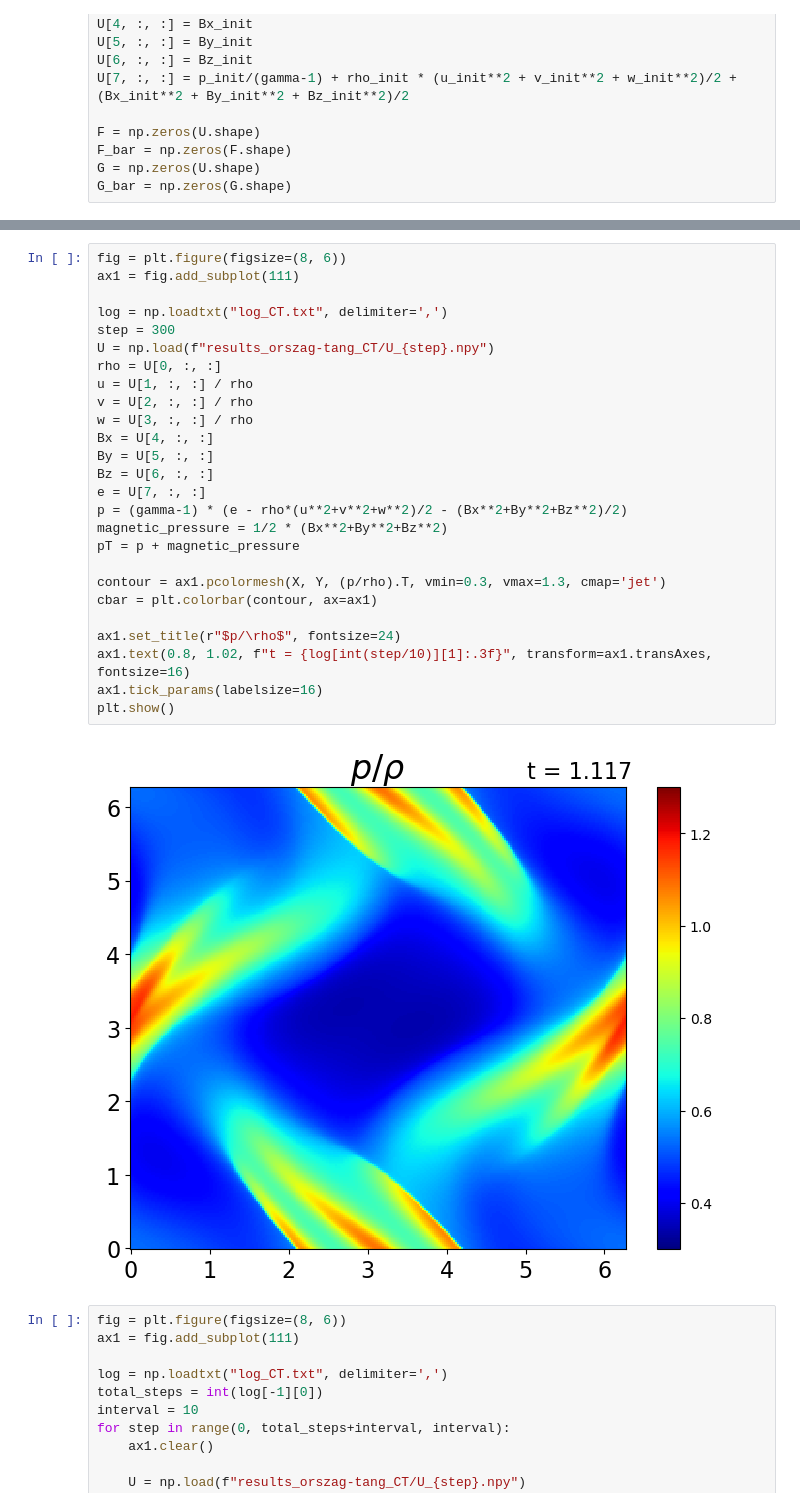
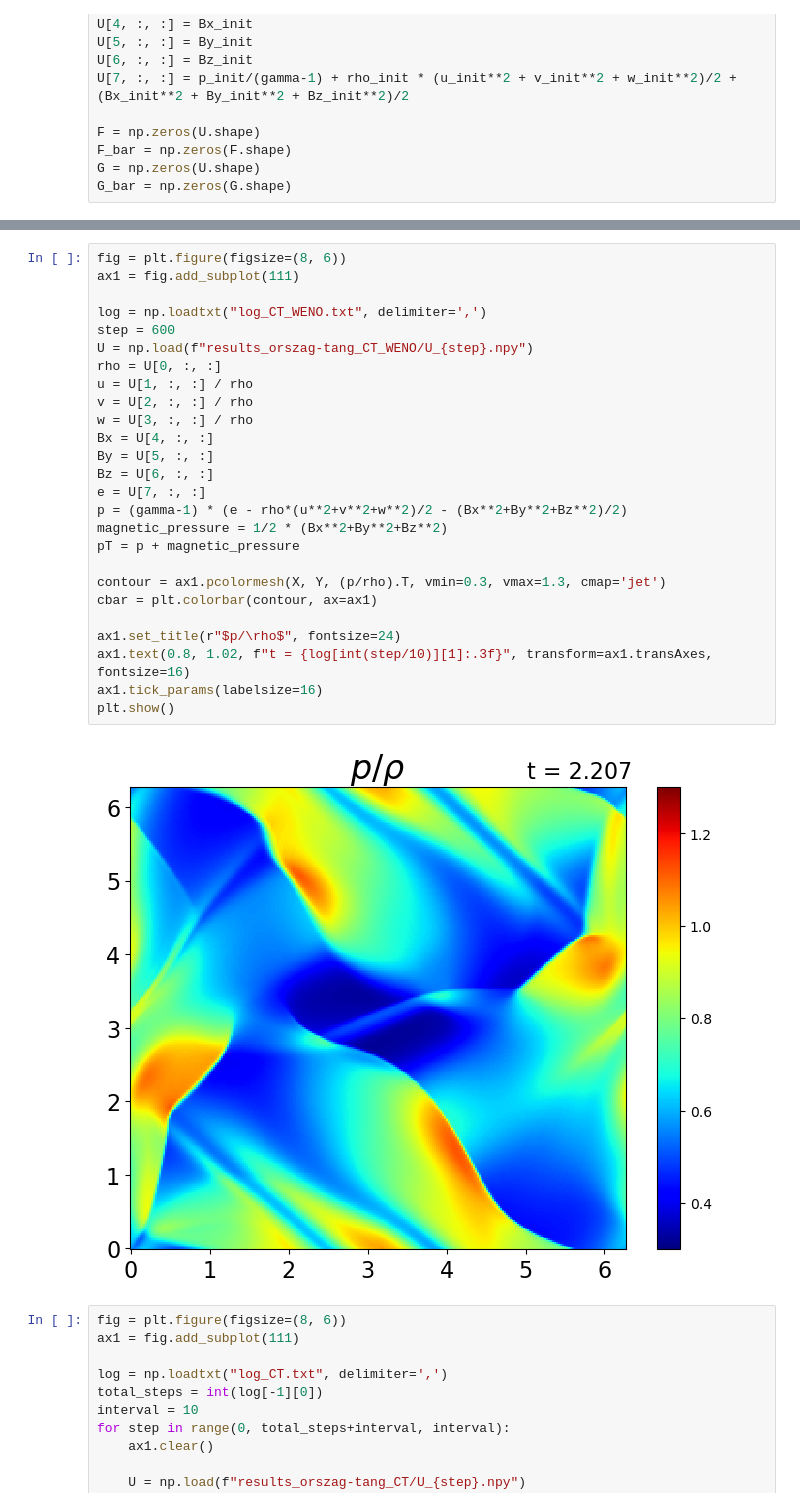
Before and after one commit to Keita-A/RadiativeMHD-simulation, a Jupyter notebook: chap4_orszag-tang_CT_WENO.ipynb, the cells around one changed output, grey strips where cells are left out. Drawn from its saved outputs; the diff is of its cells as text.

```diff
--- a/chap4_orszag-tang_CT_WENO.ipynb
+++ b/chap4_orszag-tang_CT_WENO.ipynb
@@ -292,31 +308,31 @@ for t in range(1, max_step+1):
 # %%
 fig = plt.figure(figsize=(8, 6))
 ax1 = fig.add_subplot(111)
 
-log = np.loadtxt("log_CT.txt", delimiter=',')
-step = 300
-U = np.load(f"results_orszag-tang_CT/U_{step}.npy")
+log = np.loadtxt("log_CT_WENO.txt", delimiter=',')
+step = 600
+U = np.load(f"results_orszag-tang_CT_WENO/U_{step}.npy")
 rho = U[0, :, :]
 u = U[1, :, :] / rho
 v = U[2, :, :] / rho
 w = U[3, :, :] / rho
 Bx = U[4, :, :]
 By = U[5, :, :]
 Bz = U[6, :, :]
 e = U[7, :, :]
 p = (gamma-1) * (e - rho*(u**2+v**2+w**2)/2 - (Bx**2+By**2+Bz**2)/2)
 magnetic_pressure = 1/2 * (Bx**2+By**2+Bz**2)
 pT = p + magnetic_pressure
 
 contour = ax1.pcolormesh(X, Y, (p/rho).T, vmin=0.3, vmax=1.3, cmap='jet')
 cbar = plt.colorbar(contour, ax=ax1)
 
 ax1.set_title(r"$p/\rho$", fontsize=24)
 ax1.text(0.8, 1.02, f"t = {log[int(step/10)][1]:.3f}", transform=ax1.transAxes, fontsize=16)
 ax1.tick_params(labelsize=16)
 plt.show()
 # %% [output]
-[figure, old version]
+[figure, new version]
 # %%
 fig = plt.figure(figsize=(8, 6))
 ax1 = fig.add_subplot(111)
```
Also changed, not shown: parts of 3 cells of this notebook.
